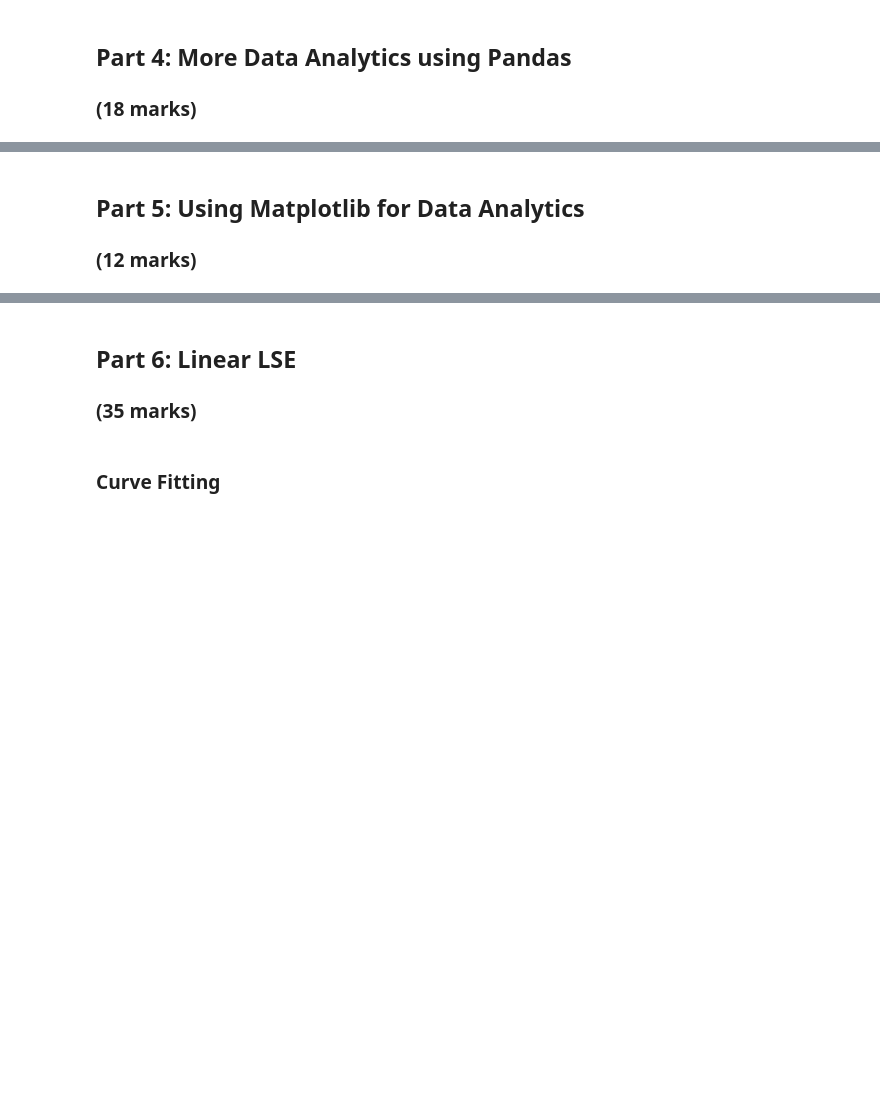
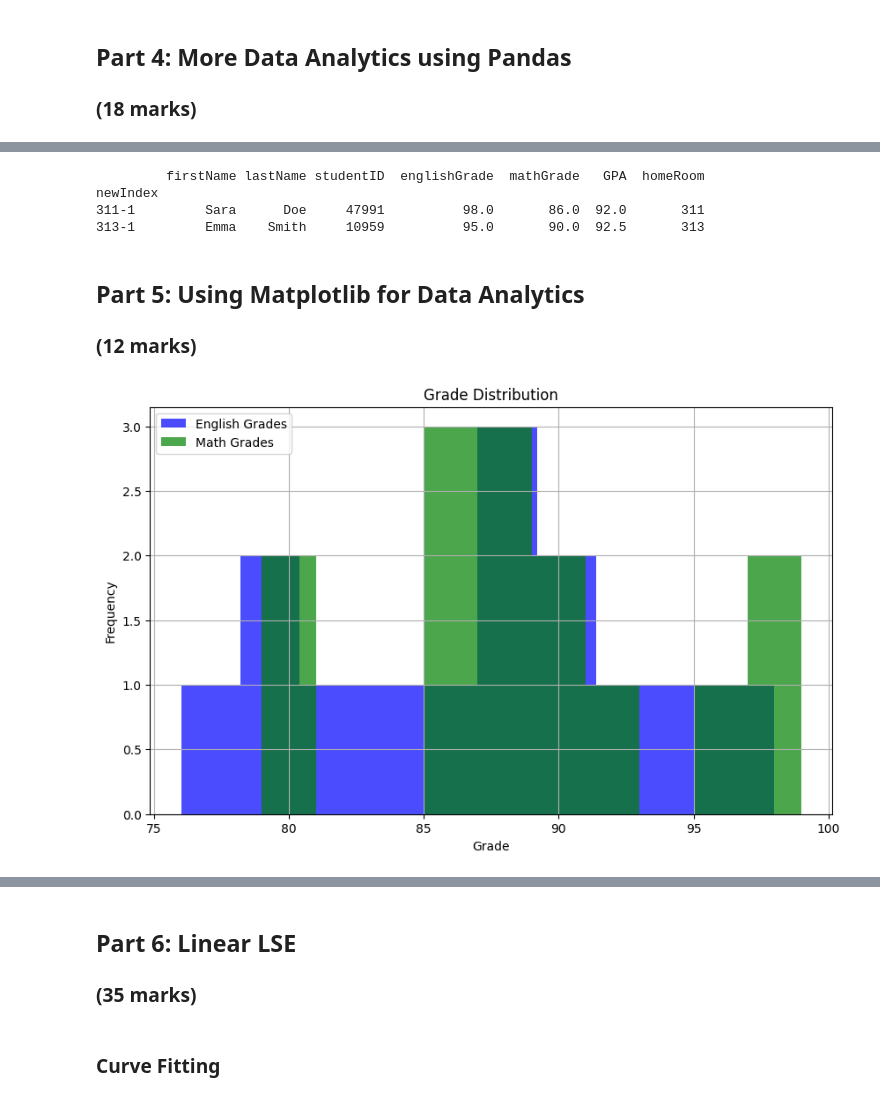
Before and after one commit to HemenSamadi/ENGG680_2025_Fall, a Jupyter notebook: Lab_Assignment1/StudentGradeManagementSystem.ipynb, the cells around one changed output, grey strips where cells are left out. Saved outputs shown, nothing was run; the diff lists cells and outputs as text; code cells hidden in the pictures; blank space fills up the shorter version.

```diff
--- a/Lab_Assignment1/StudentGradeManagementSystem.ipynb
+++ b/Lab_Assignment1/StudentGradeManagementSystem.ipynb
@@ -219,7 +229,7 @@ AttributeError: 'BankAccount' object has no attribute 'deposit'
 # %%
 # Load the student grade CSV files into DataFrames using the defined variables
 # (1 marks)
-df_english =
-df_math =
+df_english = pd.read_csv('/content/drive/MyDrive/ENGG680_2025_Fall/ENGG680_2025_Fall/Lab_Assignment1/studentGrades_English.csv')
+df_math = pd.read_csv('/content/drive/MyDrive/ENGG680_2025_Fall/ENGG680_2025_Fall/Lab_Assignment1/studentGrades_Math.csv')
 # %%
 # Print the first 5 rows of df_english using the .head method
@@ -250,7 +276,7 @@ df_studentGrades['GPA'] = df_studentGrades[['grade_English', 'grade_Math']].mean
 # .drop(columns=['<column_name1>','<column_name2>'] is a Pandas method that can be used to drop columns.
 # In the space below, drop the first name and last name associated with the math .csv file.
 # (2 mark)
-df_studentGrades =
+df_studentGrades = df_studentGrades.drop(columns=['firstName_Math', 'lastName_Math'])
 # %%
 # Let's display the data again. Use an appropriate method (hint: already used before)
 # (0.5 mark)
@@ -259,10 +292,10 @@ df_studentGrades =
 # Let's also rename the first and last names appropriately.
 # Complete the code in the space below by replacing "<>" with the proper column name
 # (1 mark)
-
 df_studentGrades = df_studentGrades.rename(columns={
     'firstName_English': 'firstName',
-    '<>': 'lastName',
-    '<>': 'englishGrade',
-    '<>': 'mathGrade'
+    'lastName_English': 'lastName',
+    'grade_English': 'englishGrade',
+    'grade_Math': 'mathGrade'
     })
+df_studentGrades.head()
@@ -279,11 +329,11 @@ df_studentGrades = df_studentGrades.rename(columns={
 # In the code below, replace '<>' by choosing between 'str' for string or 'float' for float
 # to properly typecast each column.
 # (1 marks)
-df_studentGrades['studentID'] = df_studentGrades['studentID'].astype(<>)
-df_studentGrades['firstName'] = df_studentGrades['firstName'].astype(<>)
-df_studentGrades['lastName'] = df_studentGrades['lastName'].astype(<>)
-df_studentGrades['englishGrade'] = df_studentGrades['englishGrade'].astype(<>)
-df_studentGrades['mathGrade'] = df_studentGrades['mathGrade'].astype(<>)
-df_studentGrades['GPA'] = df_studentGrades['GPA'].astype(<>)
+df_studentGrades['studentID'] = df_studentGrades['studentID'].astype(str)
+df_studentGrades['firstName'] = df_studentGrades['firstName'].astype(str)
+df_studentGrades['lastName'] = df_studentGrades['lastName'].astype(str)
+df_studentGrades['englishGrade'] = df_studentGrades['englishGrade'].astype(float)
+df_studentGrades['mathGrade'] = df_studentGrades['mathGrade'].astype(float)
+df_studentGrades['GPA'] = df_studentGrades['GPA'].astype(float)
 # %%
 # Now let's see our statistics!
@@ -387,7 +589,12 @@ print(df_studentsGPASorted_homeroom)
 # %%
 # Given df_studentsGPASorted_homeroom, please find and print the students with the highest GPA in each homeroom using the .loc method.
 # (2 marks)
-#
+print(df_studentsGPASorted_homeroom.loc[df_studentsGPASorted_homeroom.groupby('homeRoom')['GPA'].idxmax()])
+# %% [output]
+         firstName lastName studentID  englishGrade  mathGrade   GPA  homeRoom
+newIndex
+311-1         Sara      Doe     47991          98.0       86.0  92.0       311
+313-1         Emma    Smith     10959          95.0       90.0  92.5       313
 # %% [markdown]
 ## Part 5: Using Matplotlib for Data Analytics
 ### (12 marks)
@@ -397,27 +604,34 @@ print(df_studentsGPASorted_homeroom)
 # %%
 # Let's use matplotlib to display a histogram of the grades distribution
 # Histograms are useful for seeing the distribution of the students grades
+
+import matplotlib.pyplot as plt
 
 plt.figure(figsize=(10, 6))
 plt.hist(df_studentGrades['englishGrade'], bins=10, alpha=0.7, label='English Grades', color='blue')
 
 # Step 1: Use the line above as reference to create a histogram for the math grades
 # (1 mark)
-#
+plt.hist(df_studentGrades['mathGrade'], bins=10, alpha=0.7, label='Math Grades', color='green')
 
 # Step 2: Ensure that your plot is descriptive, so use labels (x and y axis), a title, and a legend.
 # Hint: Use the matplotlib .legend(loc='<location>') to add and place the legend.
 # You can use 'upper left', 'upper right', 'lower left', and 'lower right' to specify the location.
 # (3 marks)
-#
+plt.xlabel('Grade')
+plt.ylabel('Frequency')
+plt.title('Grade Distribution')
+plt.legend(loc='upper left')
 plt.grid(True)
 
 # Step 3: Use the .savefig('<image_title>'.png) to output an image file of the histogram.
 # Please be sure to use a descriptive title!
 # (1 mark)
 #
-
+plt.savefig('grade_distribution.png')
 plt.show()
+# %% [output]
+[figure, added]
 # %%
 # Let's also use matplotlib to display a scatter plot of English vs. Math grades
 # Scatter plots are useful for seeing the relationship between two variables
```
Also changed, not shown: parts of 55 cells of this notebook.
